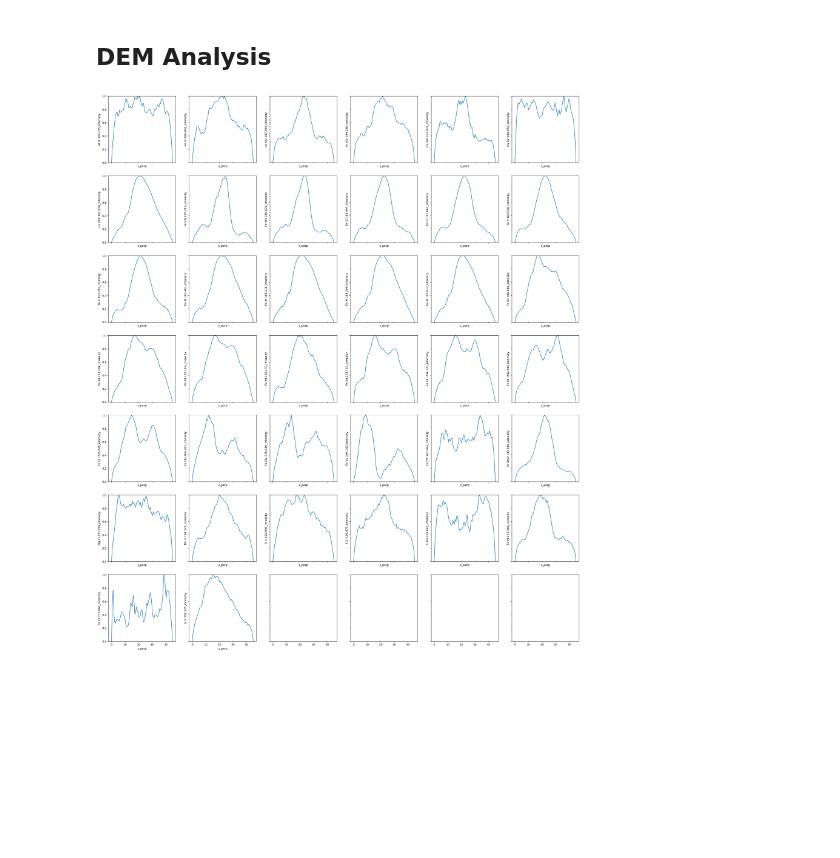
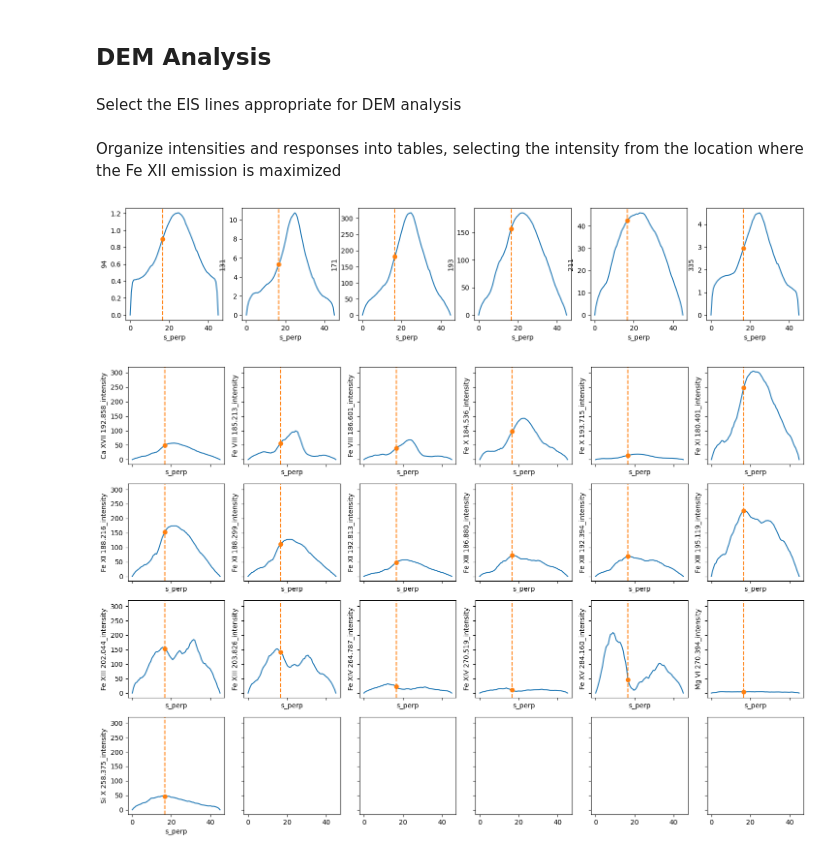
Before and after one commit to wtbarnes/hinode-2023-loops-poster, a Jupyter notebook: notebooks/analysis.ipynb, the cells around one changed output. Drawn from its saved outputs; the diff is of its cells as text; code cells hidden in the pictures; blank space fills up the shorter version.

```diff
--- a/notebooks/analysis.ipynb
+++ b/notebooks/analysis.ipynb
@@ -12,3 +23,5 @@ from astropy.visualization import LogStretch, ImageNormalize
 In this notebook, perform density diagnostics, DEM inversion, intensity ratio, and time-lag analysis
 # %%
 eis_ds = xarray.open_dataset('../pipeline/data/EIS/loop_cutouts_no_background.nc')
+# %%
+aia_ds = xarray.open_dataset('../pipeline/data/AIA/loop_cutouts_no_background.nc')
@@ -112,2 +188,4 @@ plt.xscale('log')
 # %% [markdown]
 ## DEM Analysis
+# %% [markdown]
+Select the EIS lines appropriate for DEM analysis
@@ -114,9 +233,24 @@ plt.xscale('log')
+# %% [markdown]
+Organize intensities and responses into tables, selecting the intensity from the location where the Fe XII emission is maximized
+# %%
+i_max = np.argmax(eis_ds['Fe XII 195.119_intensity'].mean(dim='s_parallel', skipna=True).data)
+# %%
+fig,axes = plt.subplots(1,6,figsize=(18,3),sharex=True,)
+for k,ax in zip(aia_ds.keys(), axes.flatten()):
+    mean_intensity = aia_ds[k].mean(dim=['time', 's_parallel'], skipna=True)
+    #mean_intensity = mean_intensity / mean_intensity.max()
+    mean_intensity.plot(ax=ax)
+    ax.plot(mean_intensity.s_perp[i_max], mean_intensity.data[i_max], marker='o', ls='')
+    ax.axvline(x=mean_intensity.s_perp[i_max], ls='--', color='C1')
+# %% [output]
+[figure, added]
 # %%
-fig,axes = plt.subplots(7,6,figsize=(30,35),sharex=True, sharey=True)
-for k,ax in zip(eis_ds.keys(), axes.flatten()):
+fig,axes = plt.subplots(4,6,figsize=(18,12),sharex=True, sharey=True)
+for k,ax in zip(selected_keys, axes.flatten()):
     mean_intensity = eis_ds[k].mean(dim='s_parallel', skipna=True)
-    mean_intensity = mean_intensity / mean_intensity.max()
+    #mean_intensity = mean_intensity / mean_intensity.max()
     mean_intensity.plot(ax=ax)
-    ax.set_ylim(0,1)
+    ax.plot(mean_intensity.s_perp[i_max], mean_intensity.data[i_max], marker='o', ls='')
+    ax.axvline(x=mean_intensity.s_perp[i_max], ls='--', color='C1')
 # %% [output]
-[figure, old version]
+[figure, new version]
```
Also changed, not shown: parts of 29 cells of this notebook, 1 other file.
